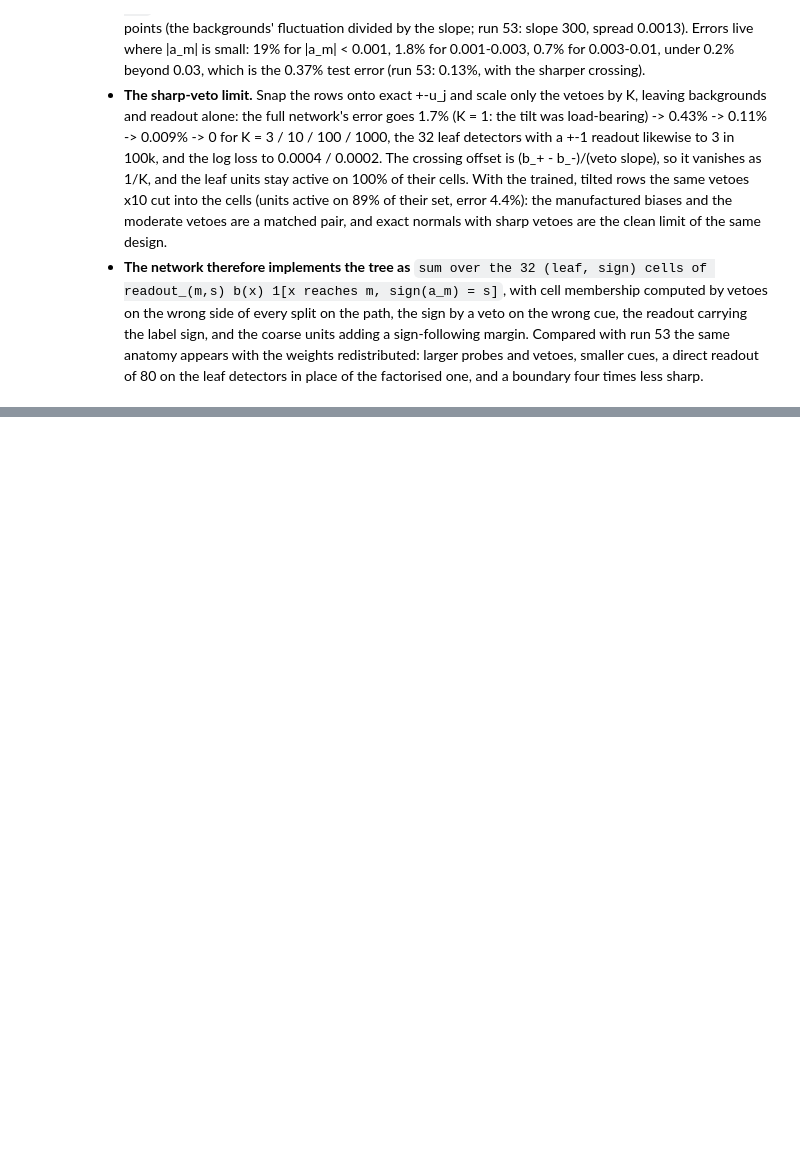
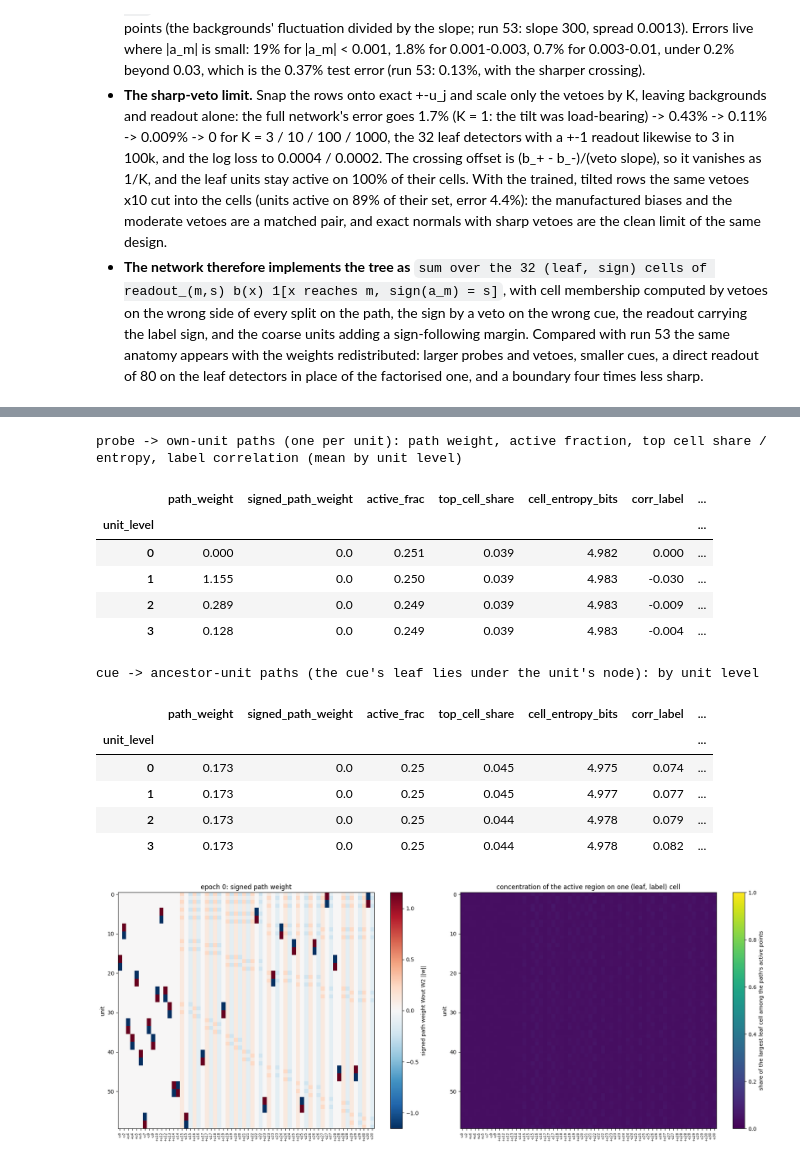
Before and after one commit to HarishGP/layer-lenses, a Jupyter notebook: notebooks/two_layer_network_anatomy.ipynb, the cells around one changed output, grey strips where cells are left out. Cells and saved outputs as stored; diff of their text form; code cells hidden in the pictures; blank space fills up the shorter version.

Commit message:
Path analysis: per-path active-region statistics module and anatomy notebook section 6 (groups, heat maps, evolution over training)
Co-Authored-By: Claude Fable 5.1 <noreply@anthropic.com>

```diff
--- a/notebooks/two_layer_network_anatomy.ipynb
+++ b/notebooks/two_layer_network_anatomy.ipynb
@@ -390,0 +401,11 @@ rows -> exact normals, vetoes x K (full network / the 0 leaf detectors with a +-
+# %%
+from layer_lenses.path_analysis import path_statistics, path_group_summary, leaf_cells
+N_PATH = 50_000; xp, yp = x[:N_PATH], y[:N_PATH]; cells_p = leaf_cells(xp, U)
+def path_stats_at(e):
+    Wa, W2a, Woa = (z[k][EPOCHS.index(e)].astype(np.float64) for k in ["w__hidden_layers.0.weight", "w__hidden_layers.1.weight", "w__output_layer.weight"])
+    Ca = Wa / np.linalg.norm(Wa, axis=1, keepdims=True) @ U.T; rn = np.abs(Ca).argmax(1); rp = np.sign(Ca[np.arange(len(Wa)), rn]).astype(int)
+    return path_statistics(Wa, W2a, Woa, xp, yp, U, row_node=rn, row_pole=rp, unit_node=unode, cells=cells_p)
+ps = path_stats_at(EPOCH); pd.set_option("display.max_rows", 60)
+print(f"epoch {EPOCH}: {len(ps)} paths, {(ps.active_frac > 0).sum()} active on some point, {ps.path_weight.gt(1).sum()} with path weight > 1")
+print("\nby (row kind, tree relation of the row's node to the unit's node, unit level): mean active fraction, path weight, rms contribution, label correlation, top-cell share, entropy; share of the total path weight")
+display(path_group_summary(ps))
@@ -390,0 +434,30 @@ rows -> exact normals, vetoes x K (full network / the 0 leaf detectors with a +-
+# %%
+# the designed paths at EPOCH: probe -> its own units (relation own, probe rows) and cue -> units whose node is an ancestor of the cue's leaf
+own = ps[(ps.row_kind == "probe") & (ps.relation == "own")].sort_values(["unit_level", "unit"]); cue_up = ps[(ps.row_kind == "cue") & (ps.relation == "descendant")]
+print("probe -> own-unit paths (one per unit): path weight, active fraction, top cell share / entropy, label correlation (mean by unit level)")
+display(own.groupby("unit_level")[["path_weight", "signed_path_weight", "active_frac", "top_cell_share", "cell_entropy_bits", "corr_label", "contrib_rms"]].mean().round(3))
+print("cue -> ancestor-unit paths (the cue's leaf lies under the unit's node): by unit level")
+display(cue_up.groupby("unit_level")[["path_weight", "signed_path_weight", "active_frac", "top_cell_share", "cell_entropy_bits", "corr_label", "contrib_rms"]].mean().round(3))
+# heat maps at EPOCH: signed path weight and the top-cell share, units x rows (rows sorted by node)
+order_r = np.lexsort((-pole, top)); M_w = ps.pivot(index="unit", columns="row", values="signed_path_weight").values[:, order_r]; M_c = ps.pivot(index="unit", columns="row", values="top_cell_share").values[:, order_r]
+fig, ax = plt.subplots(1, 2, figsize=(18, 7))
+im = ax[0].imshow(M_w, cmap="RdBu_r", vmin=-np.nanmax(np.abs(M_w)), vmax=np.nanmax(np.abs(M_w)), aspect="auto"); plt.colorbar(im, ax=ax[0], label="signed path weight Wout W2 ||w||"); ax[0].set_title(f"epoch {EPOCH}: signed path weight")
+im = ax[1].imshow(M_c, cmap="viridis", vmin=0, vmax=1, aspect="auto"); plt.colorbar(im, ax=ax[1], label="share of the largest leaf cell among the path's active points"); ax[1].set_title("concentration of the active region on one (leaf, label) cell")
+for a in ax: a.set_xticks(range(N_ROWS)); a.set_xticklabels(rname[order_r], rotation=90, fontsize=6); a.set_ylabel("unit")
+plt.tight_layout(); plt.show()
+# %% [output]
+probe -> own-unit paths (one per unit): path weight, active fraction, top cell share / entropy, label correlation (mean by unit level)
+|  | path_weight | signed_path_weight | active_frac | top_cell_share | cell_entropy_bits | corr_label | ... |
+| unit_level |  |  |  |  |  |  | ... |
+| 0 | 0.000 | 0.0 | 0.251 | 0.039 | 4.982 | 0.000 | ... |
+| 1 | 1.155 | 0.0 | 0.250 | 0.039 | 4.983 | -0.030 | ... |
+| 2 | 0.289 | 0.0 | 0.249 | 0.039 | 4.983 | -0.009 | ... |
+| 3 | 0.128 | 0.0 | 0.249 | 0.039 | 4.983 | -0.004 | ... |
+cue -> ancestor-unit paths (the cue's leaf lies under the unit's node): by unit level
+|  | path_weight | signed_path_weight | active_frac | top_cell_share | cell_entropy_bits | corr_label | ... |
+| unit_level |  |  |  |  |  |  | ... |
+| 0 | 0.173 | 0.0 | 0.25 | 0.045 | 4.975 | 0.074 | ... |
+| 1 | 0.173 | 0.0 | 0.25 | 0.045 | 4.977 | 0.077 | ... |
+| 2 | 0.173 | 0.0 | 0.25 | 0.044 | 4.978 | 0.079 | ... |
+| 3 | 0.173 | 0.0 | 0.25 | 0.044 | 4.978 | 0.082 | ... |
+[figure, added]
```
Also changed, not shown: parts of 5 cells of this notebook, 3 other files.
